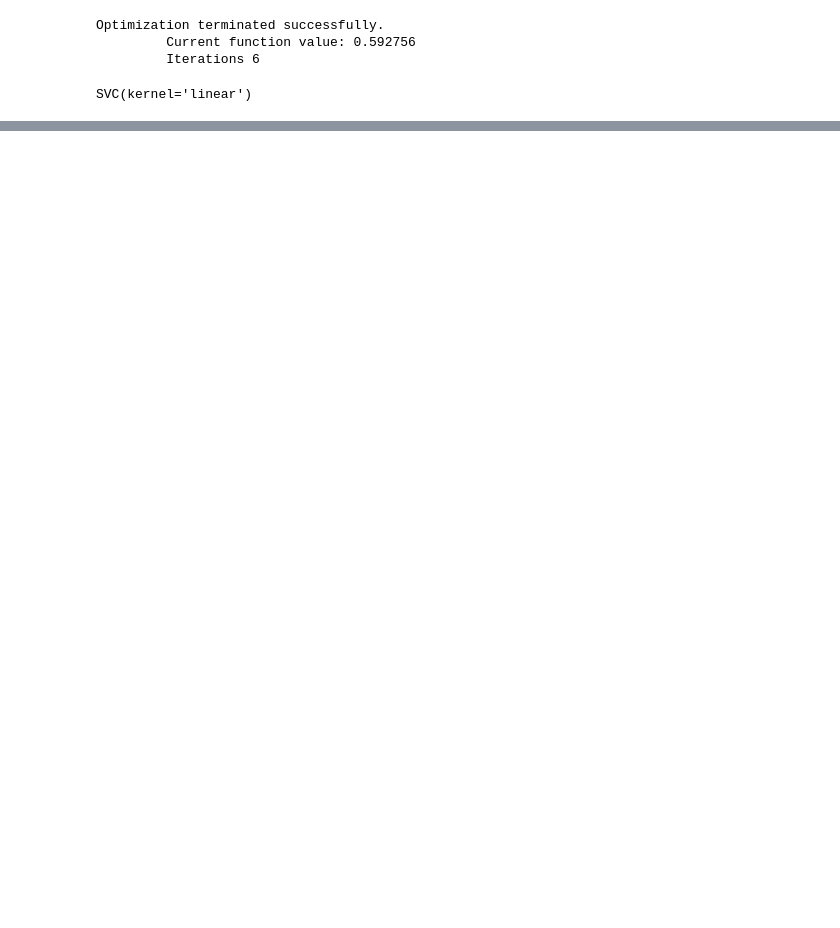
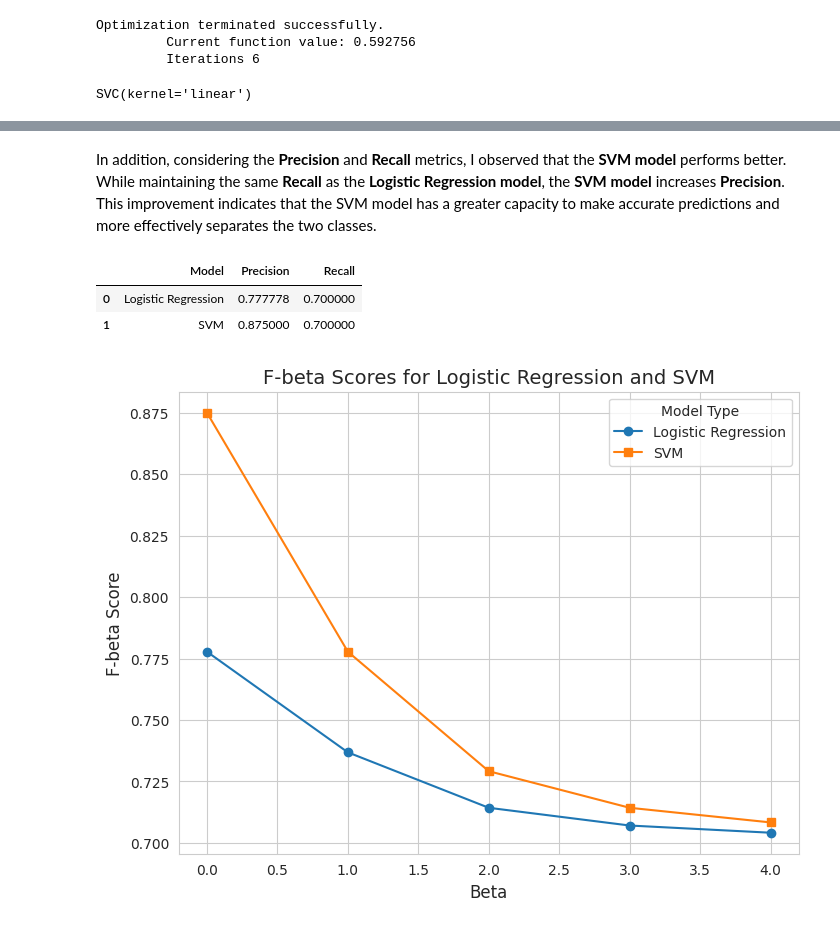
Before and after one commit to lissebas/Speech.Clone, a Jupyter notebook: Overview/300_Formantes/303_multiple_speakers.ipynb, the cells around one changed output, grey strips where cells are left out. Saved outputs shown, nothing was run; the diff lists cells and outputs as text; code cells hidden in the pictures; blank space fills up the shorter version.

```diff
--- a/Overview/300_Formantes/303_multiple_speakers.ipynb
+++ b/Overview/300_Formantes/303_multiple_speakers.ipynb
@@ -350,0 +368,53 @@ plt.show()
+# %% [markdown]
+In addition, considering the **Precision** and **Recall** metrics, I observed that the **SVM model** performs better. While maintaining the same **Recall** as the **Logistic Regression model**, the **SVM model** increases **Precision**. This improvement indicates that the SVM model has a greater capacity to make accurate predictions and more effectively separates the two classes.
+# %%
+# Compute predictions for both models
+logit_preds = (logit_model.predict(data_standarized[['formant_1', 'formant_2']]) > 0.5).astype(int)
+svm_preds = svm_model.predict(data_standarized[['formant_1', 'formant_2']])
+
+# Compute Precision and Recall for both models
+precision_logit = precision_score(data_standarized['gender'], logit_preds)
+recall_logit = recall_score(data_standarized['gender'], logit_preds)
+
+precision_svm = precision_score(data_standarized['gender'], svm_preds)
+recall_svm = recall_score(data_standarized['gender'], svm_preds)
+
+# Store Precision and Recall in a pandas DataFrame
+metrics_df = pd.DataFrame({
+    'Model': ['Logistic Regression', 'SVM'],
+    'Precision': [precision_logit, precision_svm],
+    'Recall': [recall_logit, recall_svm]
+})
+
+# Apply a background color to the Precision cell for SVM
+def highlight_svm_precision(row):
+    if row['Model'] == 'SVM':
+        return ['background-color: #00C851' if col == 'Precision' else '' for col in metrics_df.columns]
+    else:
+        return ['' for col in metrics_df.columns]
+
+metrics_df = metrics_df.style.apply(highlight_svm_precision, axis=1)
+
+metrics_df
+# %% [output]
+|  | Model | Precision | Recall |
+| 0 | Logistic Regression | 0.777778 | 0.700000 |
+| 1 | SVM | 0.875000 | 0.700000 |
+# %%
+# Compute F-beta scores for beta values from 0 to 4
+betas = range(0, 5)
+logit_fbeta_scores = [fbeta_score(data_standarized['gender'], logit_preds, beta=beta) for beta in betas]
+svm_fbeta_scores = [fbeta_score(data_standarized['gender'], svm_preds, beta=beta) for beta in betas]
+
+# Plot F-beta scores
+plt.figure(figsize=(8, 6))
+plt.plot(betas, logit_fbeta_scores, marker='o', label='Logistic Regression')
+plt.plot(betas, svm_fbeta_scores, marker='s', label='SVM')
+plt.xlabel('Beta', fontsize=12)
+plt.ylabel('F-beta Score', fontsize=12)
+plt.title('F-beta Scores for Logistic Regression and SVM', fontsize=14)
+plt.legend(title='Model Type', loc='upper right', fontsize=10)
+plt.grid(True)
+plt.show()
+# %% [output]
+[figure, added]
```
Also changed, not shown: parts of 8 cells of this notebook.
